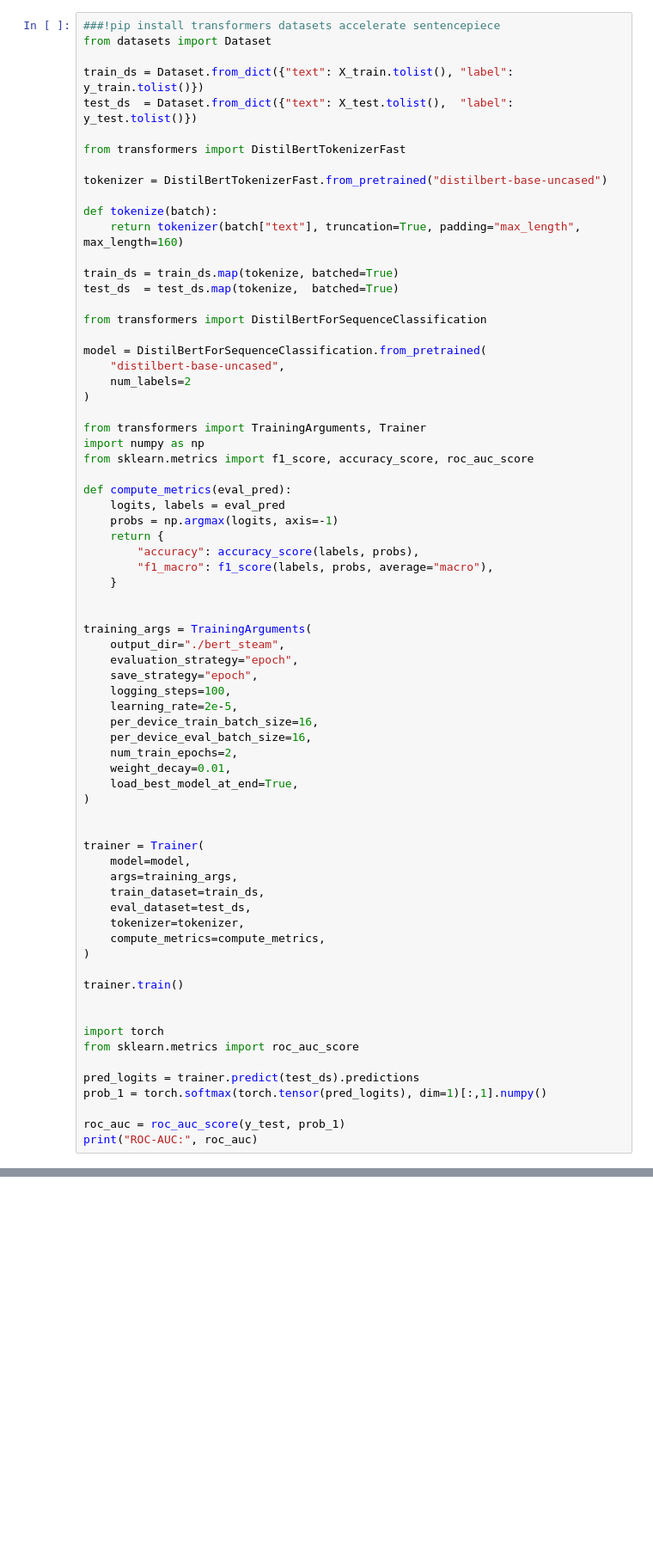
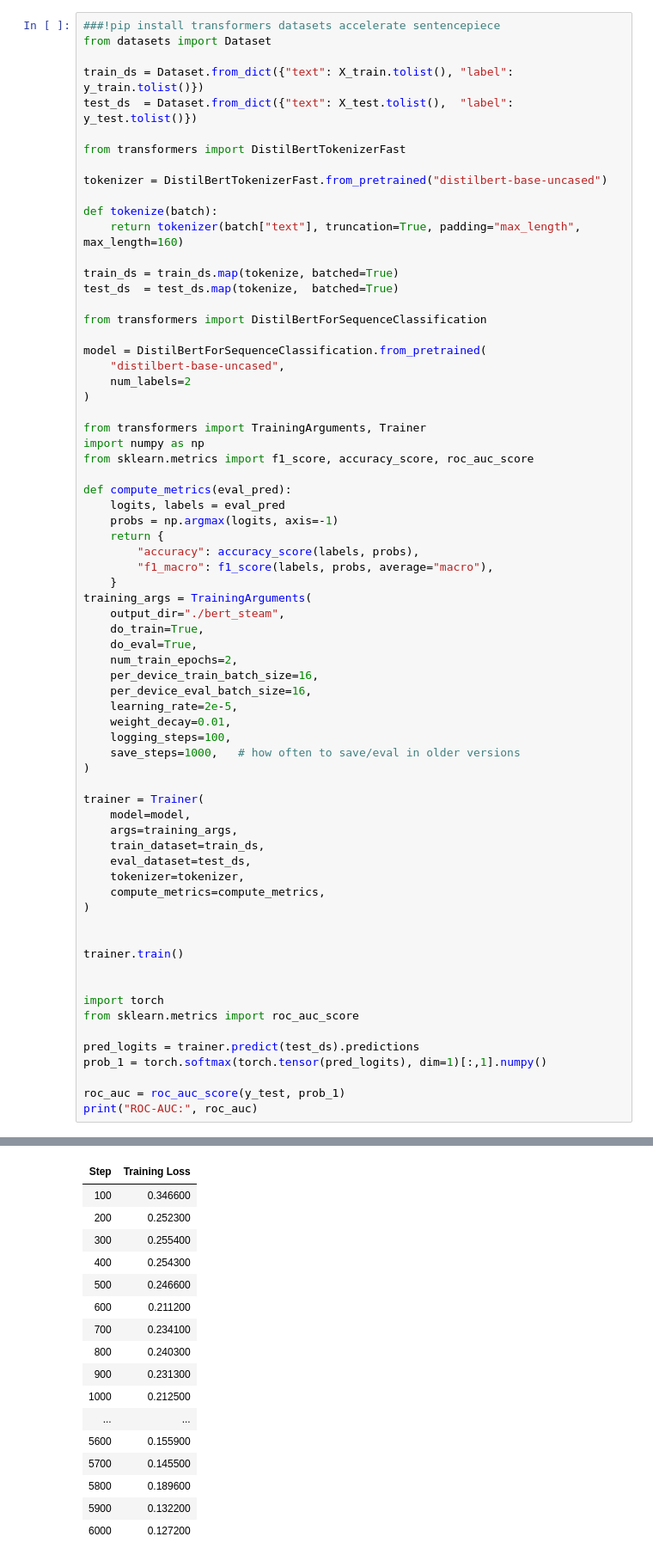
Before and after one commit to clyben/258proj, a Jupyter notebook: australian_steam_reco_data_prep.ipynb, the cells around one changed output, grey strips where cells are left out. Shown at 86% size. Cells and saved outputs as stored; diff of their text form; blank space fills up the shorter version.

```diff
--- a/australian_steam_reco_data_prep.ipynb
+++ b/australian_steam_reco_data_prep.ipynb
@@ -604,21 +606,18 @@ def compute_metrics(eval_pred):
         "accuracy": accuracy_score(labels, probs),
         "f1_macro": f1_score(labels, probs, average="macro"),
     }
-
-
 training_args = TrainingArguments(
     output_dir="./bert_steam",
-    evaluation_strategy="epoch",
-    save_strategy="epoch",
-    logging_steps=100,
-    learning_rate=2e-5,
+    do_train=True,
+    do_eval=True,
+    num_train_epochs=2,
     per_device_train_batch_size=16,
     per_device_eval_batch_size=16,
-    num_train_epochs=2,
+    learning_rate=2e-5,
     weight_decay=0.01,
-    load_best_model_at_end=True,
+    logging_steps=100,
+    save_steps=1000,   # how often to save/eval in older versions
 )
-
 
 trainer = Trainer(
     model=model,
@@ -628,6 +627,7 @@ trainer = Trainer(
     tokenizer=tokenizer,
     compute_metrics=compute_metrics,
 )
+
 
 trainer.train()
 
@@ -640,3 +640,4 @@ prob_1 = torch.softmax(torch.tensor(pred_logits), dim=1)[:,1].numpy()
 
 roc_auc = roc_auc_score(y_test, prob_1)
 print("ROC-AUC:", roc_auc)
+# %% [output]
@@ -642,0 +647,17 @@ print("ROC-AUC:", roc_auc)
+| Step | Training Loss |
+| 100 | 0.346600 |
+| 200 | 0.252300 |
+| 300 | 0.255400 |
+| 400 | 0.254300 |
+| 500 | 0.246600 |
+| 600 | 0.211200 |
+| 700 | 0.234100 |
+| 800 | 0.240300 |
+| 900 | 0.231300 |
+| 1000 | 0.212500 |
+| ... | ... |
+| 5600 | 0.155900 |
+| 5700 | 0.145500 |
+| 5800 | 0.189600 |
+| 5900 | 0.132200 |
+| 6000 | 0.127200 |
```
Also changed, not shown: parts of 10 cells of this notebook.
